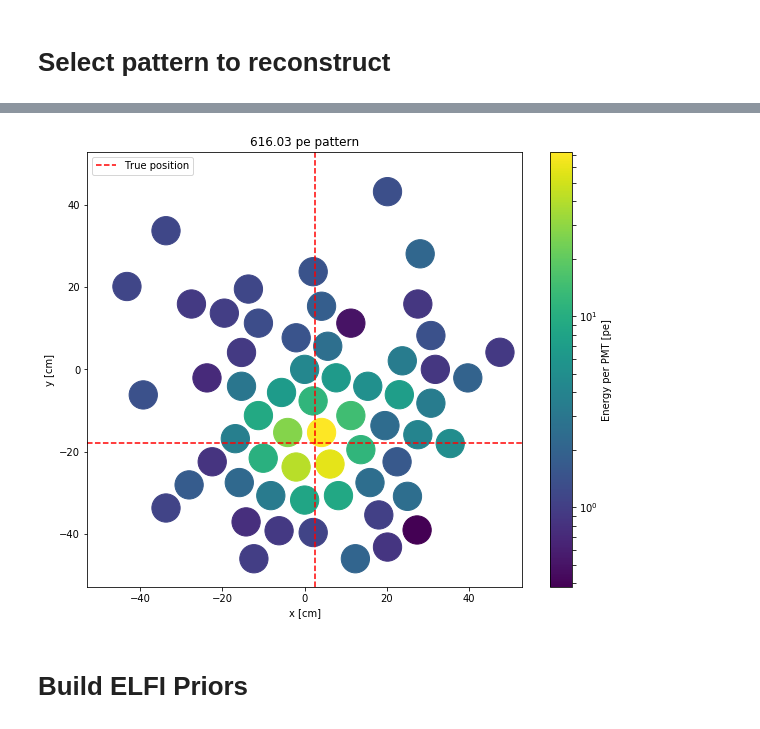
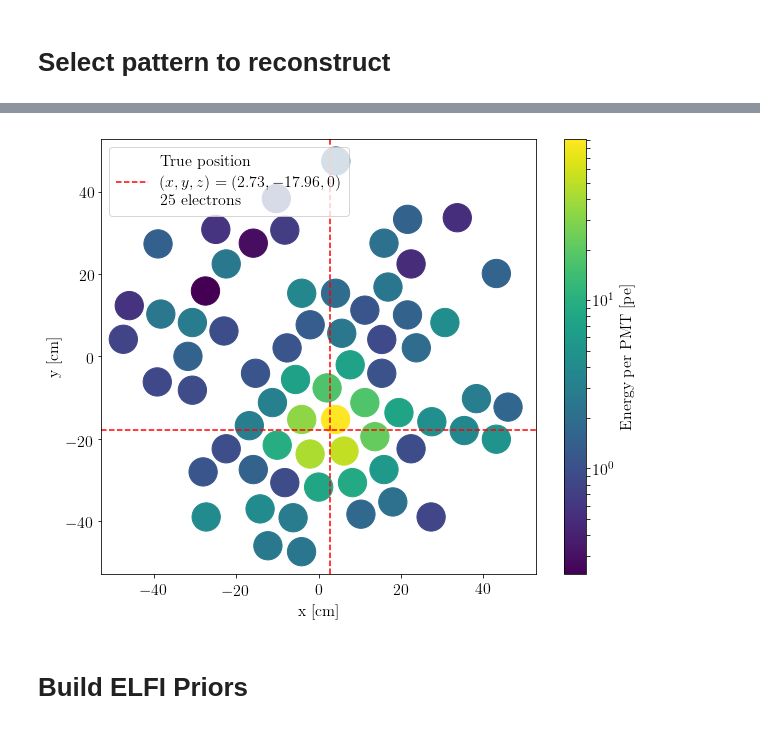
Before and after one commit to dbarg/helsinki_stockholm_collaboration, a Jupyter notebook: run_BOLFI.ipynb, the cells around one changed output, grey strips where cells are left out. Saved outputs shown, nothing was run; the diff lists cells and outputs as text; code cells hidden in the pictures.

```diff
--- a/run_BOLFI.ipynb
+++ b/run_BOLFI.ipynb
@@ -16,6 +16,11 @@ from abc_reconstruction.utils import PriorPosition  #, cart_to_pol, pol_to_cart
 from abc_reconstruction.prior import BoundedNormal_x, BoundedNormal_y
 # %% [output]
 You don't have ROOT or root_pandas, root truth file output is disabled
+# %%
+plt.rc('text', usetex=True)
+plt.rc('font', family='serif')
+# %%
+plt.rc('font', size=16)
 # %% [markdown]
 # Init model
 # %%
@@ -26,5 +31,5 @@ min_model = Model('XENON1T_ABC_all_pmts_on_minimal.ini')
 model.change_defaults(s2_electrons = 25, z=-0)
 min_model.change_defaults(s2_electrons = 25, z=-0)
 # %%
-model.output_timing = True
-min_model.output_timing = True
+model.output_timing = False
+min_model.output_timing = False
@@ -60,7 +66,8 @@ true_pos = np.loadtxt('data/truepos')
 # Select pattern to reconstruct
 # %%
 # The true position of the hitpattern
+truth = np.array([2.73, -17.96])
 #truth = np.array([0, 47.9])
-truth = true_pos[0]
+#truth = true_pos[0]
 print(truth)
 # %% [output]
@@ -112,22 +120,22 @@ def plot_hp(pat):
     plt.xlabel('x [cm]')
     plt.ylabel('y [cm]')
 # %%
-plot_hp(data['energy'])
+plot_hp(data) #['energy'][:127])  #data['energy'])
 # Add True position
-plt.axhline(truth[1], color='red', linestyle='--', label='True position')
+plt.axhline(truth[1], color='red', linestyle='--', label='True position\n$(x,y,z) = (%.2f, %.2f,0)$\n$25$ electrons' % (truth[0], truth[1]))
 plt.axvline(truth[0], color='red', linestyle='--')
-plt.title('%.2f pe pattern' % np.sum(data['energy']))
+#plt.title('Simulated hitpattern')  #'%.2f pe pattern' % np.sum(data)) #['energy']))
 
 # Add markers for the reconstructed pax position
 #if not pos_dict == {}:
 #    for (marker, algo) in [('D', 'PosRecNeuralNet'), ('o', 'PosRecTopPatternFit')]:
 #        plt.plot(pos_dict[algo]['x'], pos_dict[algo]['y'], marker=marker, label=algo)
 
 plt.legend(loc='upper left')
-#plt.savefig('hitpattern_0.png', dpi=150)
+#plt.savefig('hitpattern_paper_figure.png', dpi=150, bbox_inches='tight')
 plt.show()
 # %% [output]
-[figure, old version]
+[figure, new version]
 # %% [markdown]
 # Build ELFI Priors
 # %%
```
Also changed, not shown: parts of 41 cells of this notebook.
